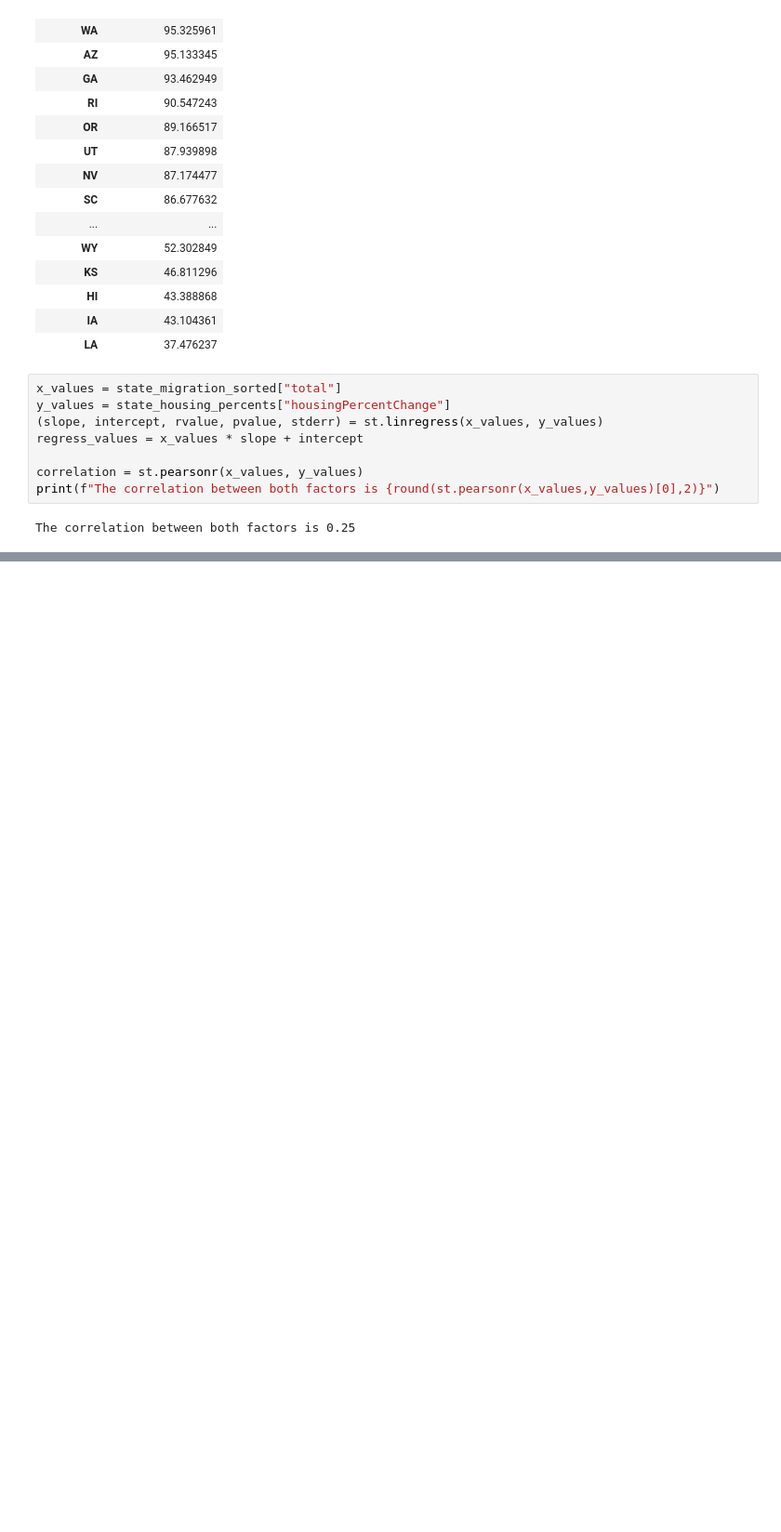
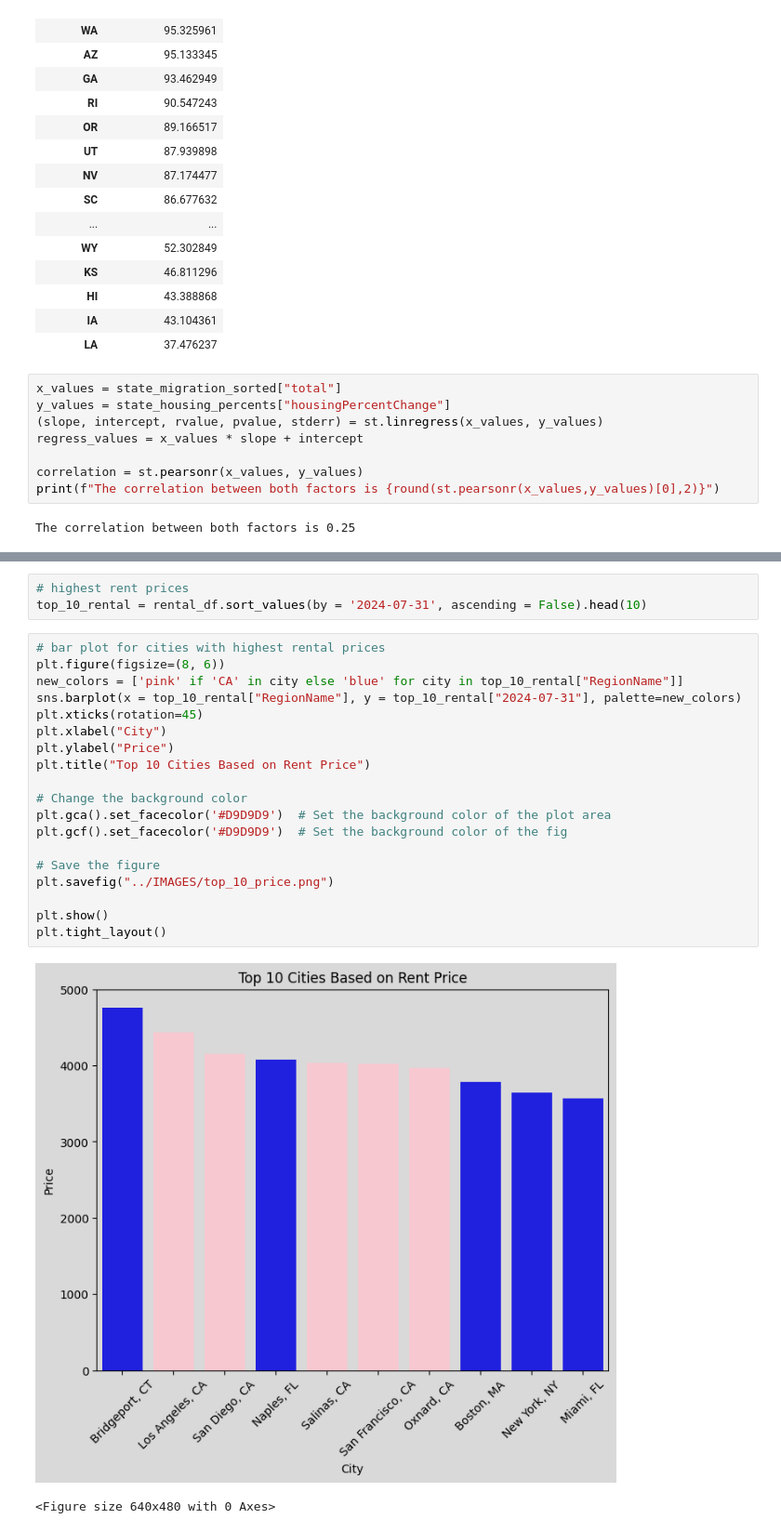
Before and after one commit to elgnol/RealEstate_Project_3, a Jupyter notebook: Analysis/Data_analysis_tatyana.ipynb, the cells around one changed output, grey strips where cells are left out. Shown at 93% size. Cells and saved outputs as stored; diff of their text form; blank space fills up the shorter version.

```diff
--- a/Analysis/Data_analysis_tatyana.ipynb
+++ b/Analysis/Data_analysis_tatyana.ipynb
@@ -1061,0 +1107,25 @@ filtered_home_df.sort_values(by = '2024-07-31', ascending = False).head()
+# %%
+# highest rent prices
+top_10_rental = rental_df.sort_values(by = '2024-07-31', ascending = False).head(10)
+# %%
+# bar plot for cities with highest rental prices
+plt.figure(figsize=(8, 6))
+new_colors = ['pink' if 'CA' in city else 'blue' for city in top_10_rental["RegionName"]]
+sns.barplot(x = top_10_rental["RegionName"], y = top_10_rental["2024-07-31"], palette=new_colors)
+plt.xticks(rotation=45)
+plt.xlabel("City")
+plt.ylabel("Price")
+plt.title("Top 10 Cities Based on Rent Price")
+
+# Change the background color
+plt.gca().set_facecolor('#D9D9D9')  # Set the background color of the plot area
+plt.gcf().set_facecolor('#D9D9D9')  # Set the background color of the fig
+
+# Save the figure
+plt.savefig("../IMAGES/top_10_price.png")
+
+plt.show()
+plt.tight_layout()
+# %% [output]
+[figure, added]
+<Figure size 640x480 with 0 Axes>
```
Also changed, not shown: parts of 9 cells of this notebook, 7 other files.
